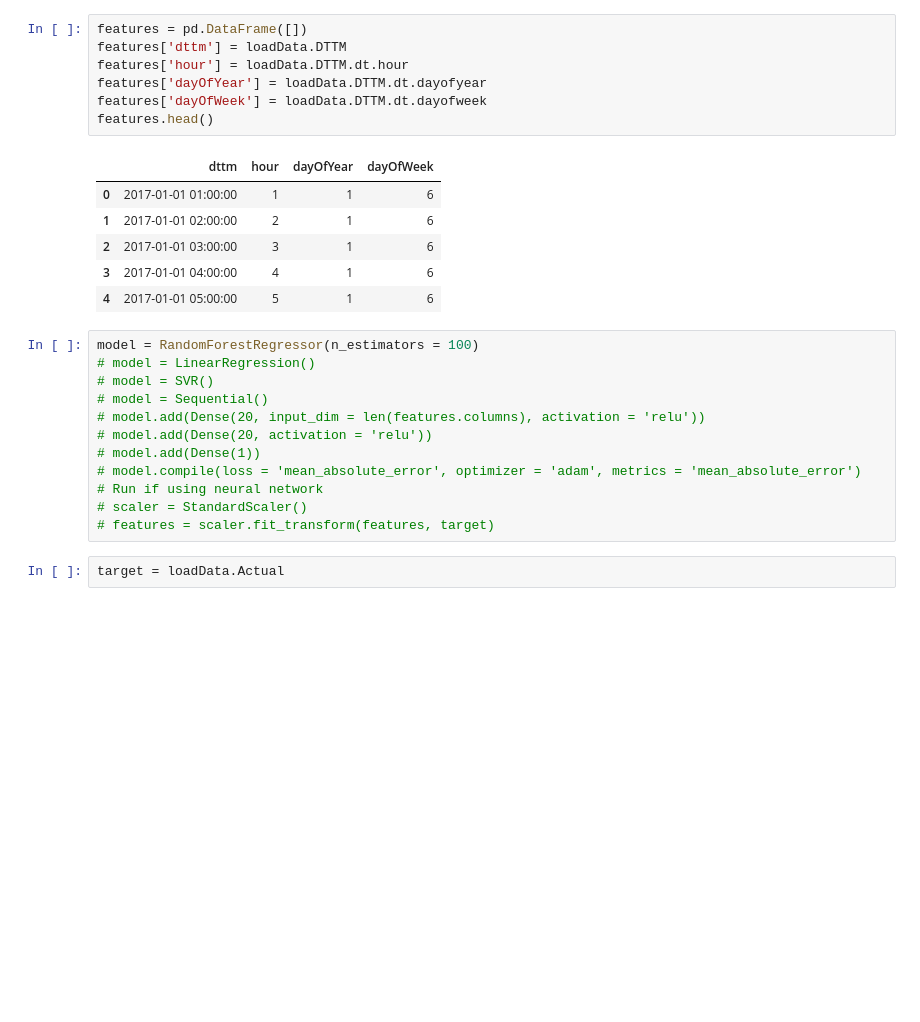
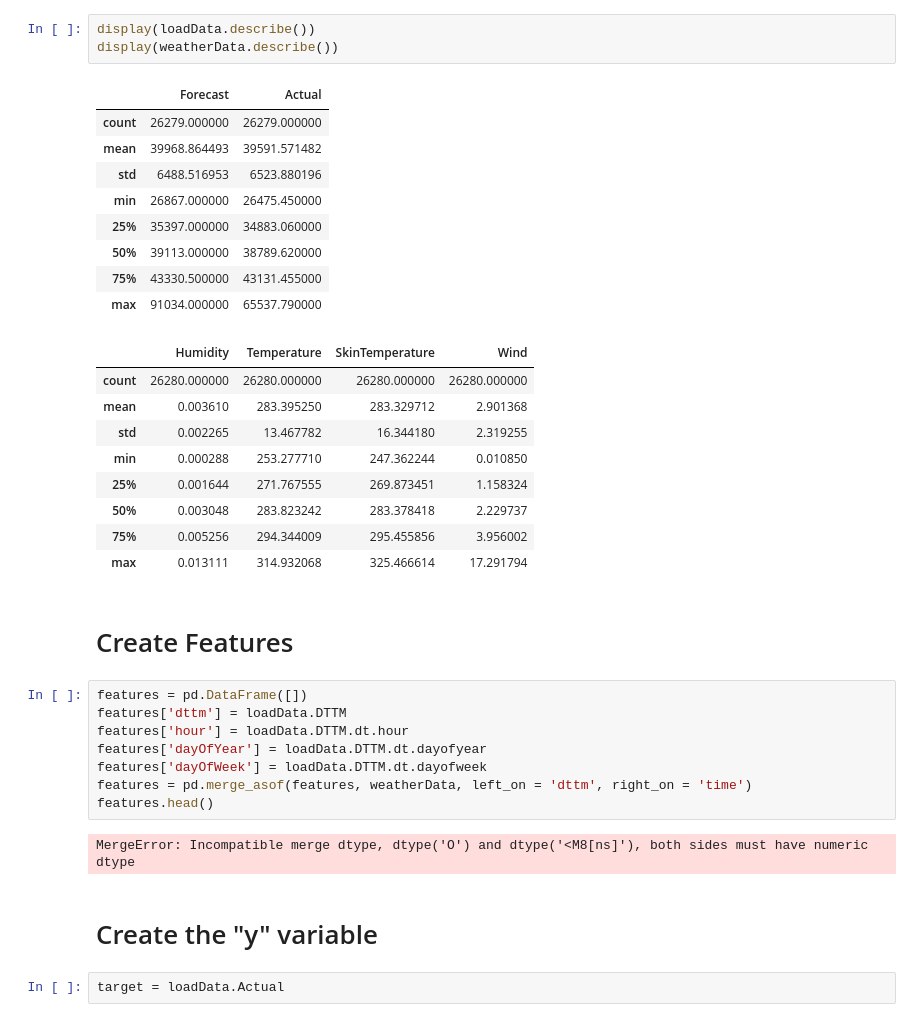
Before and after one commit to grantboggess/TechBrew, a Jupyter notebook: TechBrew_PredictingLoad.ipynb, the cells around one changed output. Drawn from its saved outputs; the diff is of its cells as text; blank space fills up the shorter version.

```diff
--- a/TechBrew_PredictingLoad.ipynb
+++ b/TechBrew_PredictingLoad.ipynb
@@ -65,28 +67,38 @@ loadData.describe()
+# %%
+display(loadData.describe())
+display(weatherData.describe())
+# %% [output]
+|  | Forecast | Actual |
+| count | 26279.000000 | 26279.000000 |
+| mean | 39968.864493 | 39591.571482 |
+| std | 6488.516953 | 6523.880196 |
+| min | 26867.000000 | 26475.450000 |
+| 25% | 35397.000000 | 34883.060000 |
+| 50% | 39113.000000 | 38789.620000 |
+| 75% | 43330.500000 | 43131.455000 |
+| max | 91034.000000 | 65537.790000 |
+|  | Humidity | Temperature | SkinTemperature | Wind |
+| count | 26280.000000 | 26280.000000 | 26280.000000 | 26280.000000 |
+| mean | 0.003610 | 283.395250 | 283.329712 | 2.901368 |
+| std | 0.002265 | 13.467782 | 16.344180 | 2.319255 |
+| min | 0.000288 | 253.277710 | 247.362244 | 0.010850 |
+| 25% | 0.001644 | 271.767555 | 269.873451 | 1.158324 |
+| 50% | 0.003048 | 283.823242 | 283.378418 | 2.229737 |
+| 75% | 0.005256 | 294.344009 | 295.455856 | 3.956002 |
+| max | 0.013111 | 314.932068 | 325.466614 | 17.291794 |
+# %% [markdown]
+# Create Features
 # %%
 features = pd.DataFrame([])
 features['dttm'] = loadData.DTTM
 features['hour'] = loadData.DTTM.dt.hour
 features['dayOfYear'] = loadData.DTTM.dt.dayofyear
 features['dayOfWeek'] = loadData.DTTM.dt.dayofweek
+features = pd.merge_asof(features, weatherData, left_on = 'dttm', right_on = 'time')
 features.head()
 # %% [output]
-|  | dttm | hour | dayOfYear | dayOfWeek |
-| 0 | 2017-01-01 01:00:00 | 1 | 1 | 6 |
-| 1 | 2017-01-01 02:00:00 | 2 | 1 | 6 |
-| 2 | 2017-01-01 03:00:00 | 3 | 1 | 6 |
-| 3 | 2017-01-01 04:00:00 | 4 | 1 | 6 |
-| 4 | 2017-01-01 05:00:00 | 5 | 1 | 6 |
+MergeError: Incompatible merge dtype, dtype('O') and dtype('<M8[ns]'), both sides must have numeric dtype
-# %%
-model = RandomForestRegressor(n_estimators = 100)
-# model = LinearRegression()
-# model = SVR()
-# model = Sequential()
-# model.add(Dense(20, input_dim = len(features.columns), activation = 'relu'))
-# model.add(Dense(20, activation = 'relu'))
-# model.add(Dense(1))
-# model.compile(loss = 'mean_absolute_error', optimizer = 'adam', metrics = 'mean_absolute_error')
-# Run if using neural network
-# scaler = StandardScaler()
-# features = scaler.fit_transform(features, target)
+# %% [markdown]
+# Create the "y" variable
 # %%
 target = loadData.Actual
```
Also changed, not shown: parts of 14 cells of this notebook.
